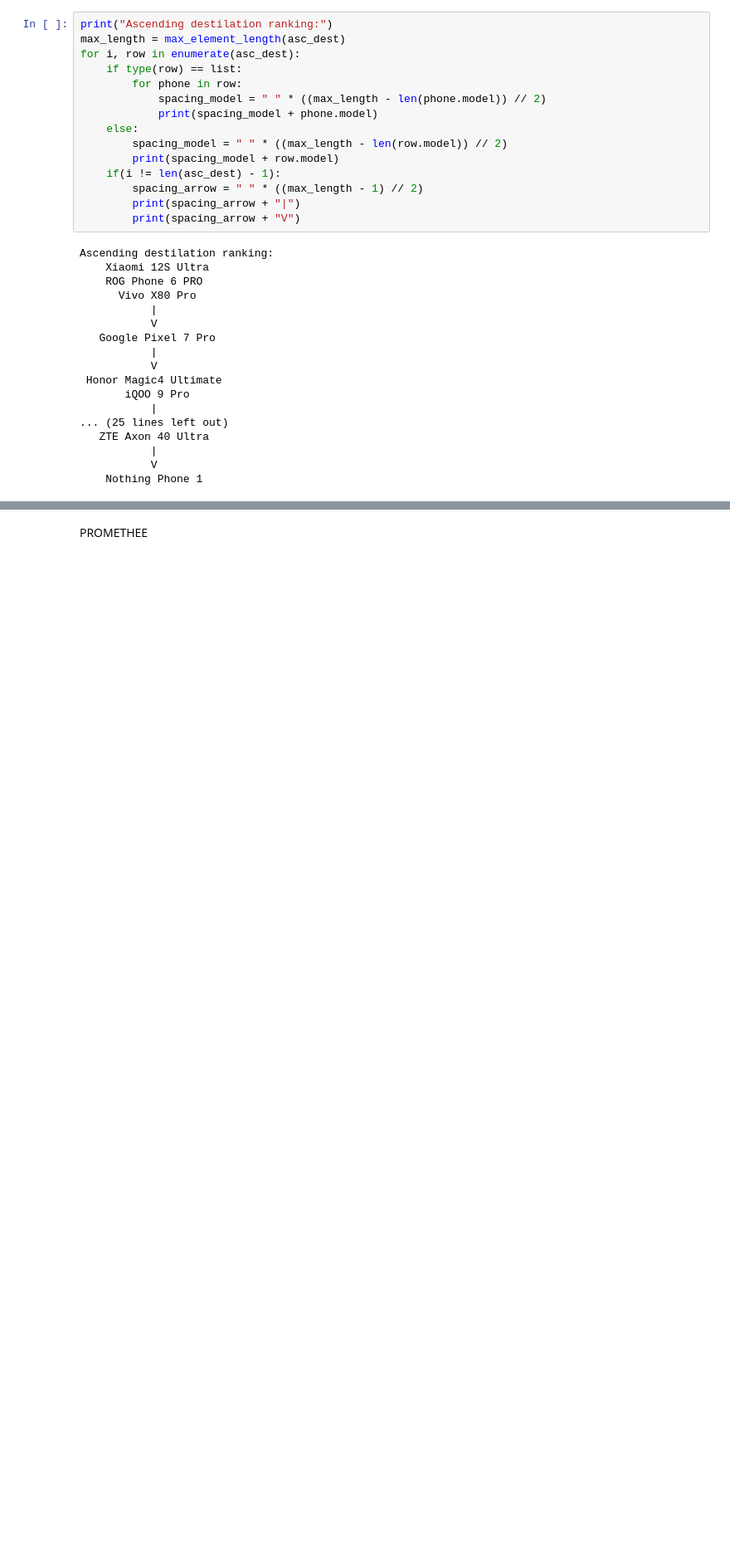
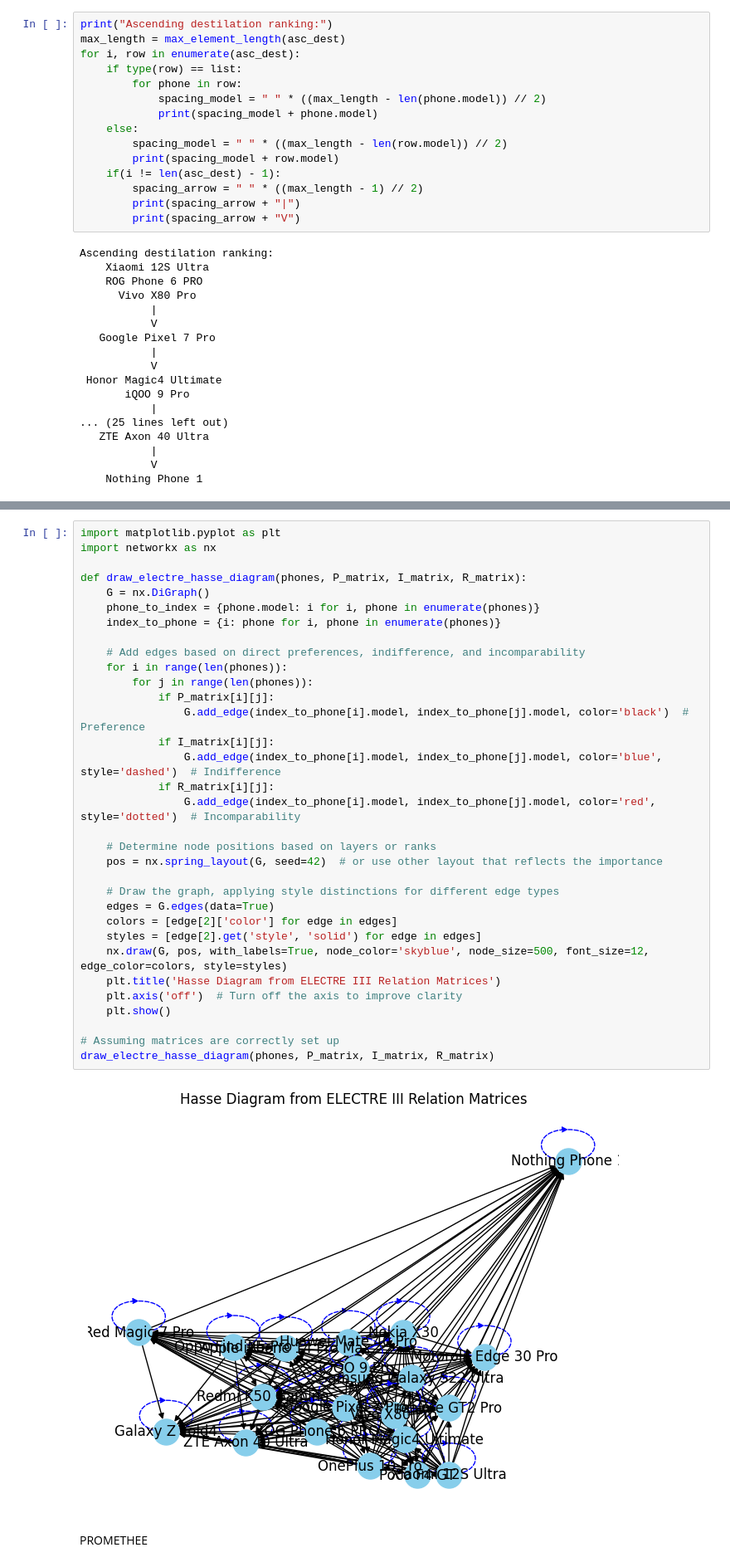
Before and after one commit to pshemke/projekt_iswd_2, a Jupyter notebook: projekt_iswd_2.ipynb, the cells around one changed output, grey strips where cells are left out. Shown at 83% size. Drawn from its saved outputs; the diff is of its cells as text; blank space fills up the shorter version.

```diff
--- a/projekt_iswd_2.ipynb
+++ b/projekt_iswd_2.ipynb
@@ -448,3 +531,38 @@ Ascending destilation ranking:
+# %%
+import matplotlib.pyplot as plt
+import networkx as nx
+
+def draw_electre_hasse_diagram(phones, P_matrix, I_matrix, R_matrix):
+    G = nx.DiGraph()
+    phone_to_index = {phone.model: i for i, phone in enumerate(phones)}
+    index_to_phone = {i: phone for i, phone in enumerate(phones)}
+
+    # Add edges based on direct preferences, indifference, and incomparability
+    for i in range(len(phones)):
+        for j in range(len(phones)):
+            if P_matrix[i][j]:
+                G.add_edge(index_to_phone[i].model, index_to_phone[j].model, color='black')  # Preference
+            if I_matrix[i][j]:
+                G.add_edge(index_to_phone[i].model, index_to_phone[j].model, color='blue', style='dashed')  # Indifference
+            if R_matrix[i][j]:
+                G.add_edge(index_to_phone[i].model, index_to_phone[j].model, color='red', style='dotted')  # Incomparability
+
+    # Determine node positions based on layers or ranks
+    pos = nx.spring_layout(G, seed=42)  # or use other layout that reflects the importance
+
+    # Draw the graph, applying style distinctions for different edge types
+    edges = G.edges(data=True)
+    colors = [edge[2]['color'] for edge in edges]
+    styles = [edge[2].get('style', 'solid') for edge in edges]
+    nx.draw(G, pos, with_labels=True, node_color='skyblue', node_size=500, font_size=12, edge_color=colors, style=styles)
+    plt.title('Hasse Diagram from ELECTRE III Relation Matrices')
+    plt.axis('off')  # Turn off the axis to improve clarity
+    plt.show()
+
+# Assuming matrices are correctly set up
+draw_electre_hasse_diagram(phones, P_matrix, I_matrix, R_matrix)
+# %% [output]
+[figure, added]
 # %% [markdown]
 PROMETHEE
 # %%
```
Also changed, not shown: parts of 3 cells of this notebook.
